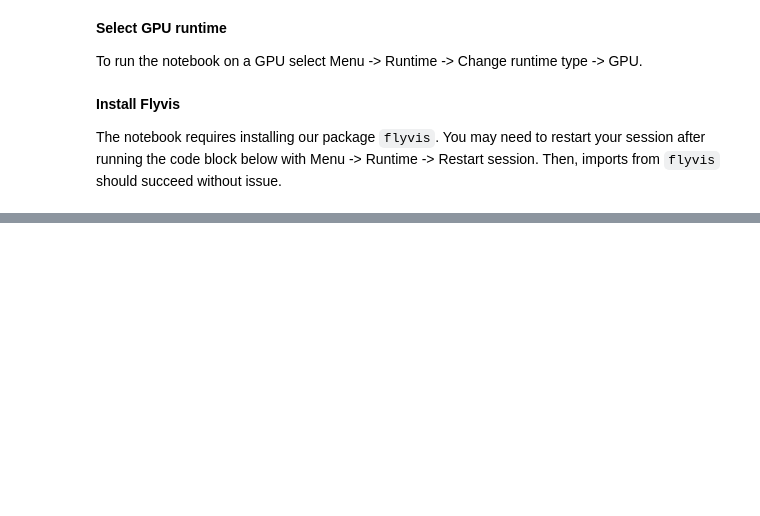
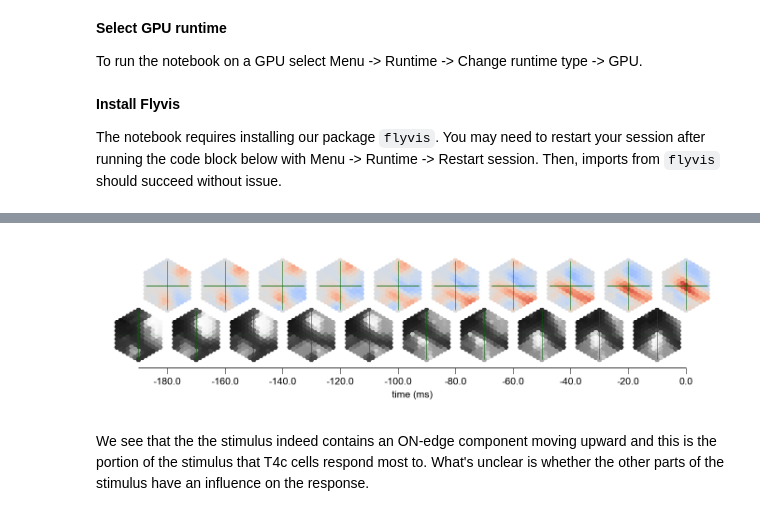
Before and after one commit to TuragaLab/flyvis, a Jupyter notebook: examples/06_flyvision_maximally_excitatory_stimuli.ipynb, the cells around one changed output, grey strips where cells are left out. Drawn from its saved outputs; the diff is of its cells as text; code cells hidden in the pictures; blank space fills up the shorter version.

```diff
--- a/examples/06_flyvision_maximally_excitatory_stimuli.ipynb
+++ b/examples/06_flyvision_maximally_excitatory_stimuli.ipynb
@@ -229,0 +66,4 @@ StimResponsePlot(stim=array([[0.4979775 , 0.49796322, 0.49807206, ..., 0.5015317
+# %%
+# let's load the dataset and the pretrained network
+dataset = AugmentedSintel(tasks=["lum"], temporal_split=True)
+network_view = NetworkView(results_dir / "flow/0000/000")
@@ -229,0 +72,2 @@ StimResponsePlot(stim=array([[0.4979775 , 0.49796322, 0.49807206, ..., 0.5015317
+# %%
+findoptstim = FindOptimalStimuli(network_view, dataset)
@@ -229,0 +77,3 @@ StimResponsePlot(stim=array([[0.4979775 , 0.49796322, 0.49807206, ..., 0.5015317
+# %%
+np.random.seed(0)
+indices = np.random.choice(len(dataset), 64, replace=False)
@@ -229,0 +83,2 @@ StimResponsePlot(stim=array([[0.4979775 , 0.49796322, 0.49807206, ..., 0.5015317
+# %%
+optstim = findoptstim.optimal_stimuli("T4c", indices=indices)
@@ -229,0 +87,7 @@ StimResponsePlot(stim=array([[0.4979775 , 0.49796322, 0.49807206, ..., 0.5015317
+# %%
+stim_resp_plot = plot_stim_response(optstim.stimulus, optstim.response, 1/100, *network_view.get_uv("T4c"), figsize=[5, 1.6], ylabel=None, label_peak_response=False)
+# %% [output]
+[figure, added]
+# %% [markdown]
+We see that the the stimulus indeed contains an ON-edge component moving upward and this is the portion of the stimulus that T4c cells respond most to.
+What's unclear is whether the other parts of the stimulus have an influence on the response.
```
Also changed, not shown: parts of 40 cells of this notebook, 1 other file.
